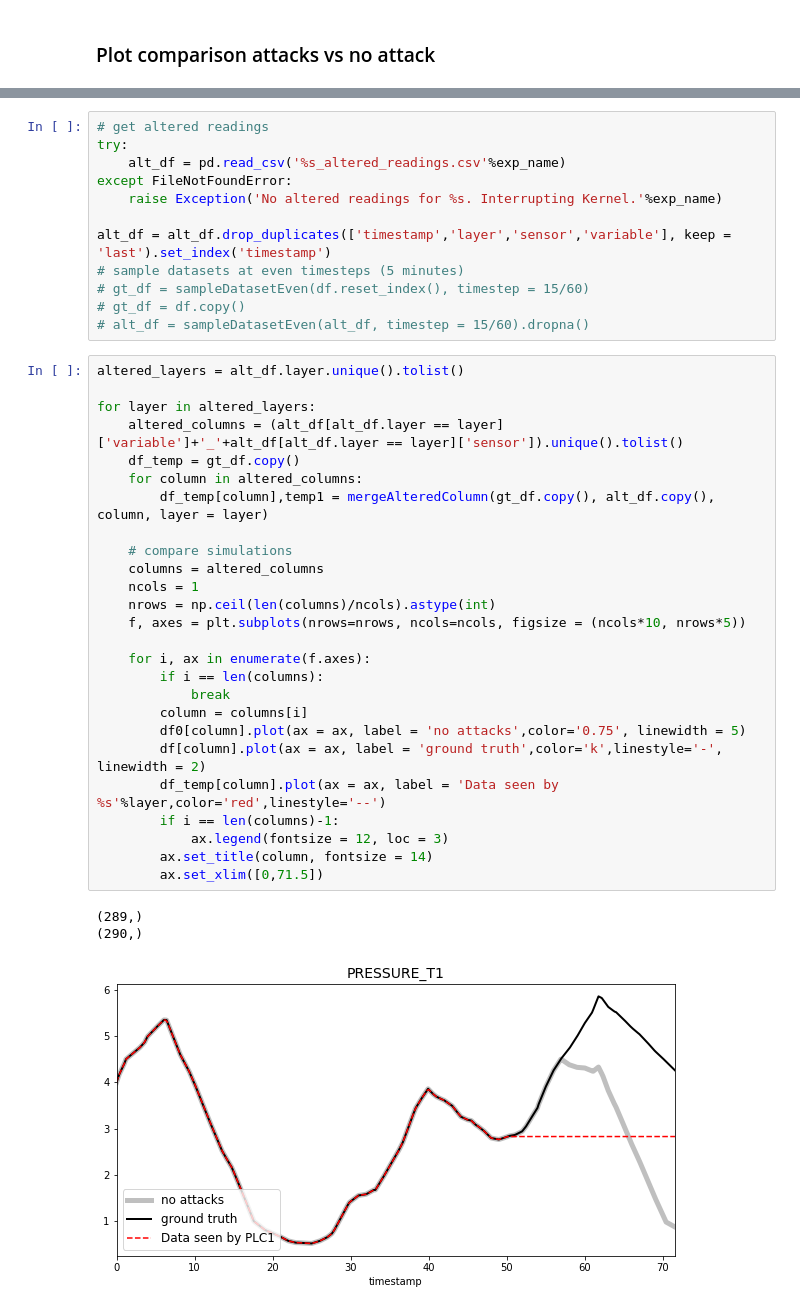
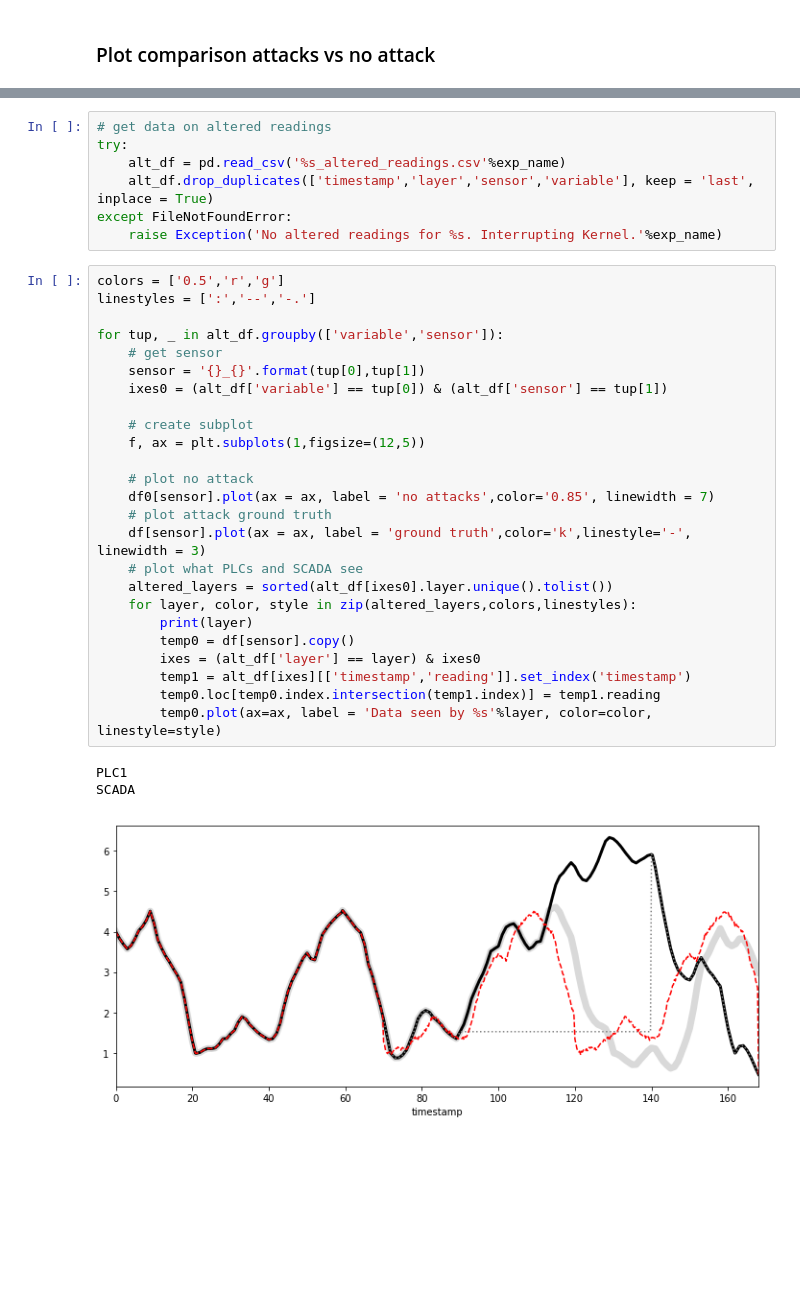
Before and after one commit to rtaormina/epanetCPA, a Jupyter notebook: plot_results.ipynb, the cells around one changed output, grey strips where cells are left out. Saved outputs shown, nothing was run; the diff lists cells and outputs as text; blank space fills up the shorter version.

```diff
--- a/plot_results.ipynb
+++ b/plot_results.ipynb
@@ -61,42 +45,36 @@ def mergeAlteredColumn(gt_df, alt_df, column, layer = 'SCADA'):
 # %%
-# get altered readings
+# get data on altered readings
 try:
     alt_df = pd.read_csv('%s_altered_readings.csv'%exp_name)
+    alt_df.drop_duplicates(['timestamp','layer','sensor','variable'], keep = 'last', inplace = True)
 except FileNotFoundError:
     raise Exception('No altered readings for %s. Interrupting Kernel.'%exp_name)
-
-alt_df = alt_df.drop_duplicates(['timestamp','layer','sensor','variable'], keep = 'last').set_index('timestamp')
-# sample datasets at even timesteps (5 minutes)
-# gt_df = sampleDatasetEven(df.reset_index(), timestep = 15/60)
-# gt_df = df.copy()
-# alt_df = sampleDatasetEven(alt_df, timestep = 15/60).dropna()
-# %%
-altered_layers = alt_df.layer.unique().tolist()
-
-for layer in altered_layers:
-    altered_columns = (alt_df[alt_df.layer == layer]['variable']+'_'+alt_df[alt_df.layer == layer]['sensor']).unique().tolist()
-    df_temp = gt_df.copy()
-    for column in altered_columns:
-        df_temp[column],temp1 = mergeAlteredColumn(gt_df.copy(), alt_df.copy(), column, layer = layer)
-
-    # compare simulations
-    columns = altered_columns
-    ncols = 1
-    nrows = np.ceil(len(columns)/ncols).astype(int)
-    f, axes = plt.subplots(nrows=nrows, ncols=ncols, figsize = (ncols*10, nrows*5))
-
-    for i, ax in enumerate(f.axes):
-        if i == len(columns):
-            break
-        column = columns[i]
-        df0[column].plot(ax = ax, label = 'no attacks',color='0.75', linewidth = 5)
-        df[column].plot(ax = ax, label = 'ground truth',color='k',linestyle='-', linewidth = 2)
-        df_temp[column].plot(ax = ax, label = 'Data seen by %s'%layer,color='red',linestyle='--')
-        if i == len(columns)-1:
-            ax.legend(fontsize = 12, loc = 3)
-        ax.set_title(column, fontsize = 14)
-        ax.set_xlim([0,71.5])
-# %% [output]
-(289,)
-(290,)
-[figure, removed]
+# %%
+colors = ['0.5','r','g']
+linestyles = [':','--','-.']
+
+for tup, _ in alt_df.groupby(['variable','sensor']):
+    # get sensor
+    sensor = '{}_{}'.format(tup[0],tup[1])
+    ixes0 = (alt_df['variable'] == tup[0]) & (alt_df['sensor'] == tup[1])
+
+    # create subplot
+    f, ax = plt.subplots(1,figsize=(12,5))
+
+    # plot no attack
+    df0[sensor].plot(ax = ax, label = 'no attacks',color='0.85', linewidth = 7)
+    # plot attack ground truth
+    df[sensor].plot(ax = ax, label = 'ground truth',color='k',linestyle='-', linewidth = 3)
+    # plot what PLCs and SCADA see
+    altered_layers = sorted(alt_df[ixes0].layer.unique().tolist())
+    for layer, color, style in zip(altered_layers,colors,linestyles):
+        print(layer)
+        temp0 = df[sensor].copy()
+        ixes = (alt_df['layer'] == layer) & ixes0
+        temp1 = alt_df[ixes][['timestamp','reading']].set_index('timestamp')
+        temp0.loc[temp0.index.intersection(temp1.index)] = temp1.reading
+        temp0.plot(ax=ax, label = 'Data seen by %s'%layer, color=color, linestyle=style)
+# %% [output]
+PLC1
+SCADA
+[figure, added]
```
Also changed, not shown: parts of 4 cells of this notebook, 14 other files.
